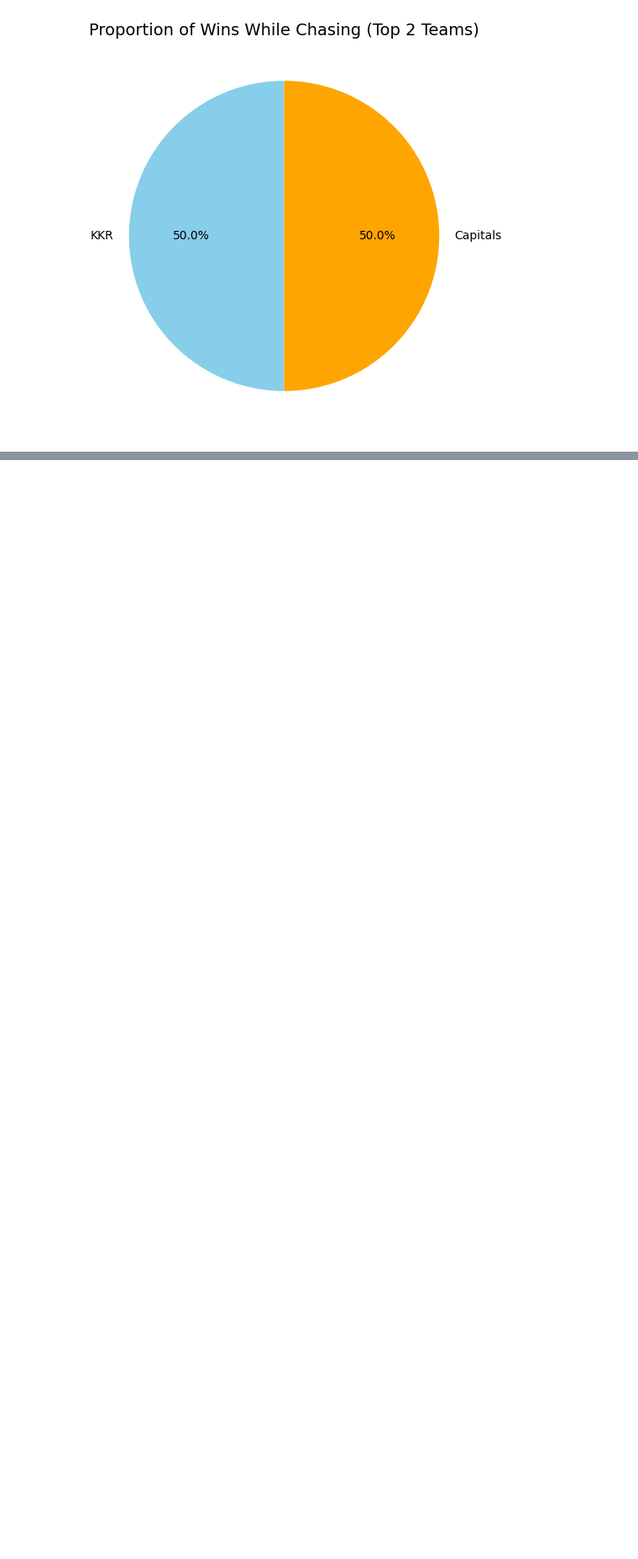
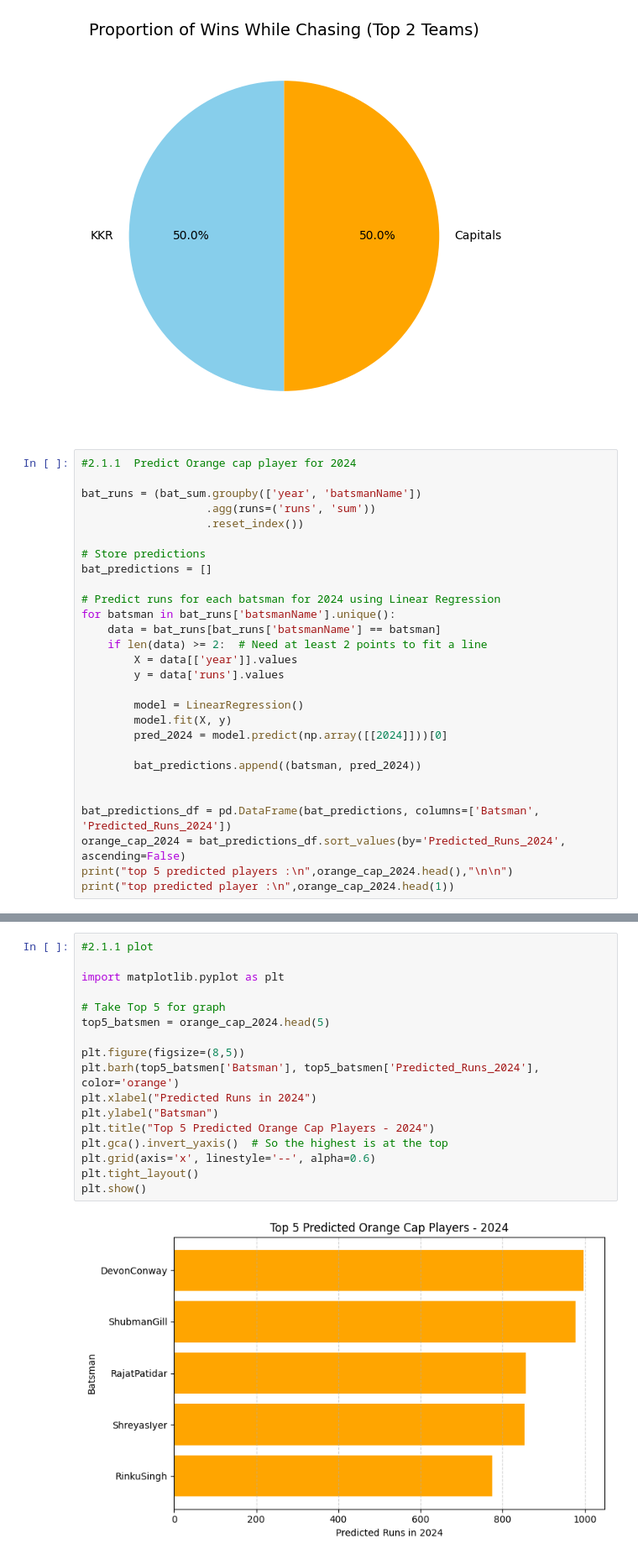
Before and after one commit to Vasista03/Coursework, a Jupyter notebook: cricket_vas.ipynb, the cells around one changed output, grey strips where cells are left out. Shown at 84% size. Drawn from its saved outputs; the diff is of its cells as text; blank space fills up the shorter version.

```diff
--- a/cricket_vas.ipynb
+++ b/cricket_vas.ipynb
@@ -1052,3 +1080,31 @@ plt.title("Proportion of Wins While Chasing (Top 2 Teams)", fontsize=14)
 plt.show()
 # %% [output]
 [figure]
+# %%
+#2.1.1  Predict Orange cap player for 2024
+
+bat_runs = (bat_sum.groupby(['year', 'batsmanName'])
+                   .agg(runs=('runs', 'sum'))
+                   .reset_index())
+
+# Store predictions
+bat_predictions = []
+
+# Predict runs for each batsman for 2024 using Linear Regression
+for batsman in bat_runs['batsmanName'].unique():
+    data = bat_runs[bat_runs['batsmanName'] == batsman]
+    if len(data) >= 2:  # Need at least 2 points to fit a line
+        X = data[['year']].values
+        y = data['runs'].values
+
+        model = LinearRegression()
+        model.fit(X, y)
+        pred_2024 = model.predict(np.array([[2024]]))[0]
+
+        bat_predictions.append((batsman, pred_2024))
+
+
+bat_predictions_df = pd.DataFrame(bat_predictions, columns=['Batsman', 'Predicted_Runs_2024'])
+orange_cap_2024 = bat_predictions_df.sort_values(by='Predicted_Runs_2024', ascending=False)
+print("top 5 predicted players :\n",orange_cap_2024.head(),"\n\n")
+print("top predicted player :\n",orange_cap_2024.head(1))
@@ -1054,0 +1124,19 @@ plt.show()
+# %%
+#2.1.1 plot
+
+import matplotlib.pyplot as plt
+
+# Take Top 5 for graph
+top5_batsmen = orange_cap_2024.head(5)
+
+plt.figure(figsize=(8,5))
+plt.barh(top5_batsmen['Batsman'], top5_batsmen['Predicted_Runs_2024'], color='orange')
+plt.xlabel("Predicted Runs in 2024")
+plt.ylabel("Batsman")
+plt.title("Top 5 Predicted Orange Cap Players - 2024")
+plt.gca().invert_yaxis()  # So the highest is at the top
+plt.grid(axis='x', linestyle='--', alpha=0.6)
+plt.tight_layout()
+plt.show()
+# %% [output]
+[figure, added]
```
Also changed, not shown: parts of 18 cells of this notebook.
